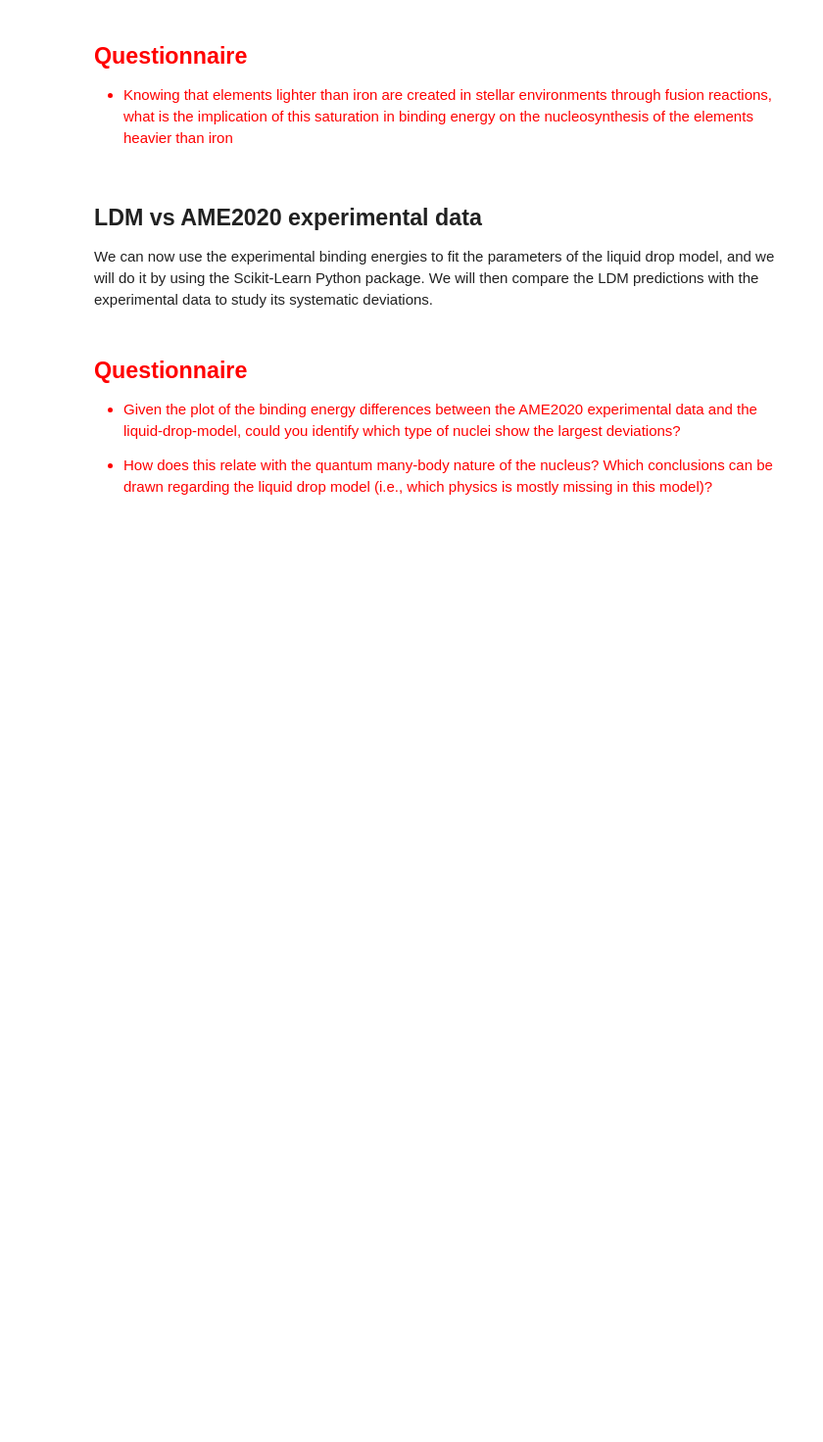
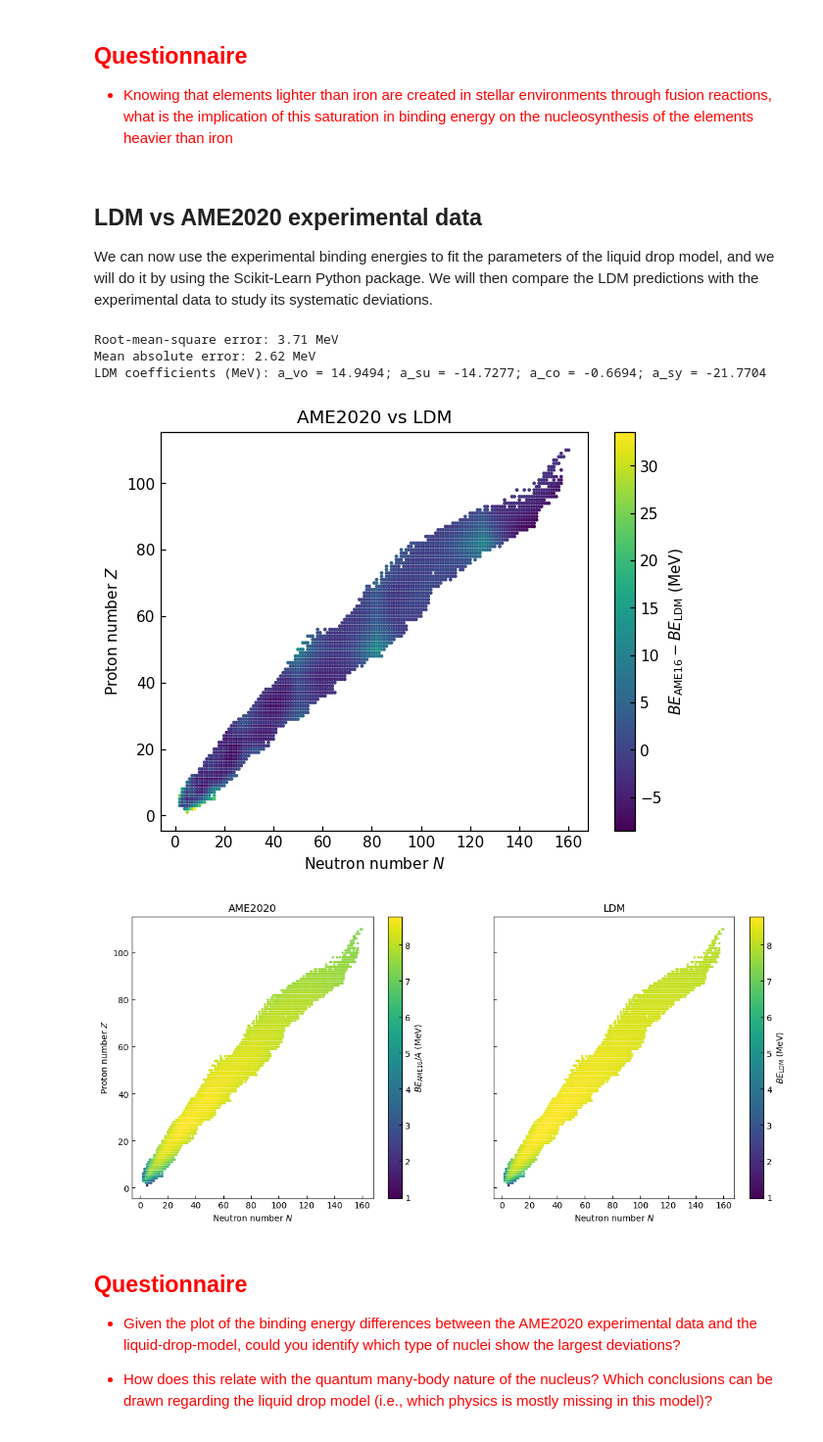
Before and after one commit to taytnels/NS3_Nucleosynthesis_Activity, a Jupyter notebook: notebook/masses.ipynb, the cells around one changed output. Shown at 98% size. Saved outputs shown, nothing was run; the diff lists cells and outputs as text; code cells hidden in the pictures; blank space fills up the shorter version.

```diff
--- a/notebook/masses.ipynb
+++ b/notebook/masses.ipynb
@@ -237,48 +255,54 @@ a_i = clf.coef_
 #
 # The mean squared error
 print("Root-mean-square error: %.2f MeV" % np.sqrt(mean_squared_error(Energies, fity)))
 # Mean absolute error
 print('Mean absolute error: %.2f MeV' % mean_absolute_error(Energies, fity))
 # LDM coefficients
 print('LDM coefficients (MeV): a_vo = %.4f; a_su = %.4f; a_co = %.4f; a_sy = %.4f \n\n' %\
       (a_i[1], a_i[2], a_i[3], a_i[4]))
 
 #
 # Let's insert the result in the masses dataframe
 #
 Masses_f['Eapprox']  = fity
 Masses_f['Residuals'] = Masses_f['Ebinding'] - Masses_f['Eapprox']
 #display(Masses_f)
 
 #
 # Generate a plot comparing the experimental with the fitted values values
 #
 fig, ax = plt.subplots(dpi=110)
 ax.set_xlabel(r'Neutron number $N$')
 ax.set_ylabel(r'Proton number $Z$')
 #ax.set_xlim(75, 100)
 #ax.set_ylim(20, 100)
 plt.title('AME2020 vs LDM')
 plt.scatter(Masses_f['N'], Masses_f['Z'], s=2, marker='o', c=Masses_f['Residuals'], cmap='viridis')
 plt.colorbar(label=r'$BE_\mathrm{AME16} - BE_\mathrm{LDM}$ (MeV)')
 save_fig("AME2020vsLDM")
 plt.show()
 
-# #
-# #Double plot comparing the AME 2020 and the LDM
-# #
-# fig, axv = plt.subplots(1, 2, sharex=True, sharey= True, figsize=(14, 6))
-# for ax in axv:
-#    ax.set_xlabel(r'Neutron number $N$')
-# axv[0].set_ylabel(r'Proton number $Z$')
-# axv[0].set_title('AME2020')
-# axv[1].set_title('LDM')
-# nz_eb = axv[0].scatter(Masses_f['N'], Masses_f['Z'], s=3, marker='o', c=Masses_f['Ebinding/A'])
-# nz_re = axv[1].scatter(Masses_f['N'], Masses_f['Z'], s=3, marker='o', c=(Masses_f['Eapprox']/Masses_f['A']))
-# fig.colorbar(nz_eb, ax=axv[0], label=r'$BE_\mathrm{AME16}/A$ (MeV)')
-# fig.colorbar(nz_eb, ax=axv[1], label=r'$BE_\mathrm{LDM}$ (MeV)')
-# save_fig("AME2020_and_LDM")
-# plt.show()
+#
+#Double plot comparing the AME 2020 and the LDM
+#
+fig, axv = plt.subplots(1, 2, sharex=True, sharey= True, figsize=(14, 6))
+for ax in axv:
+   ax.set_xlabel(r'Neutron number $N$')
+axv[0].set_ylabel(r'Proton number $Z$')
+axv[0].set_title('AME2020')
+axv[1].set_title('LDM')
+nz_eb = axv[0].scatter(Masses_f['N'], Masses_f['Z'], s=3, marker='o', c=Masses_f['Ebinding/A'])
+nz_re = axv[1].scatter(Masses_f['N'], Masses_f['Z'], s=3, marker='o', c=(Masses_f['Eapprox']/Masses_f['A']))
+fig.colorbar(nz_eb, ax=axv[0], label=r'$BE_\mathrm{AME16}/A$ (MeV)')
+fig.colorbar(nz_eb, ax=axv[1], label=r'$BE_\mathrm{LDM}$ (MeV)')
+save_fig("AME2020_and_LDM")
+plt.show()
+# %% [output]
+Root-mean-square error: 3.71 MeV
+Mean absolute error: 2.62 MeV
+LDM coefficients (MeV): a_vo = 14.9494; a_su = -14.7277; a_co = -0.6694; a_sy = -21.7704
+[figure, added]
+[figure, added]
 # %% [markdown]
 <font color=red>
 
```
Also changed, not shown: parts of 7 cells of this notebook, 6 other files.
